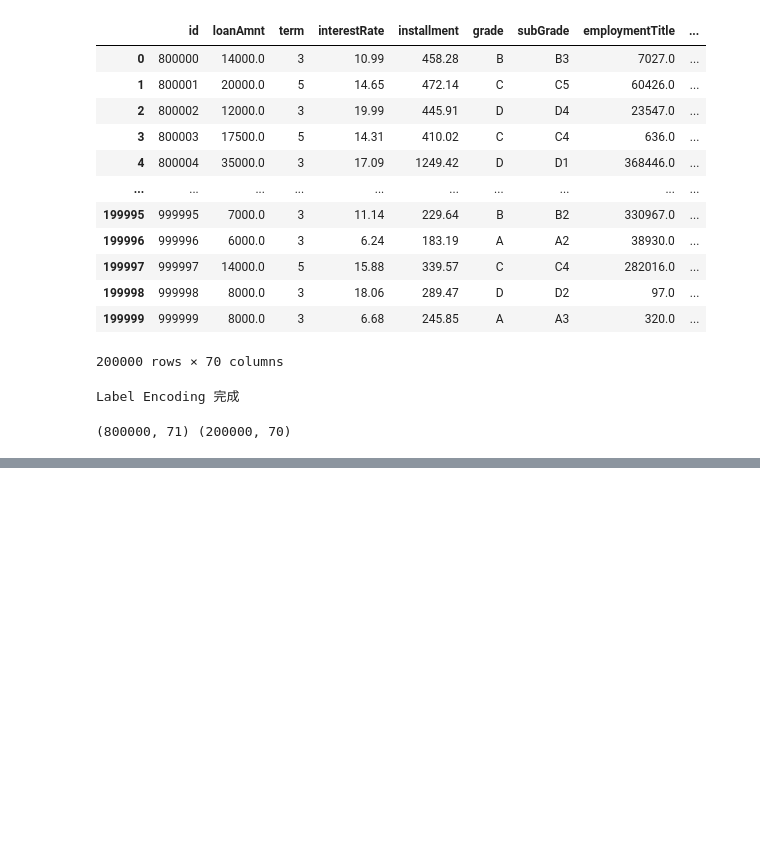
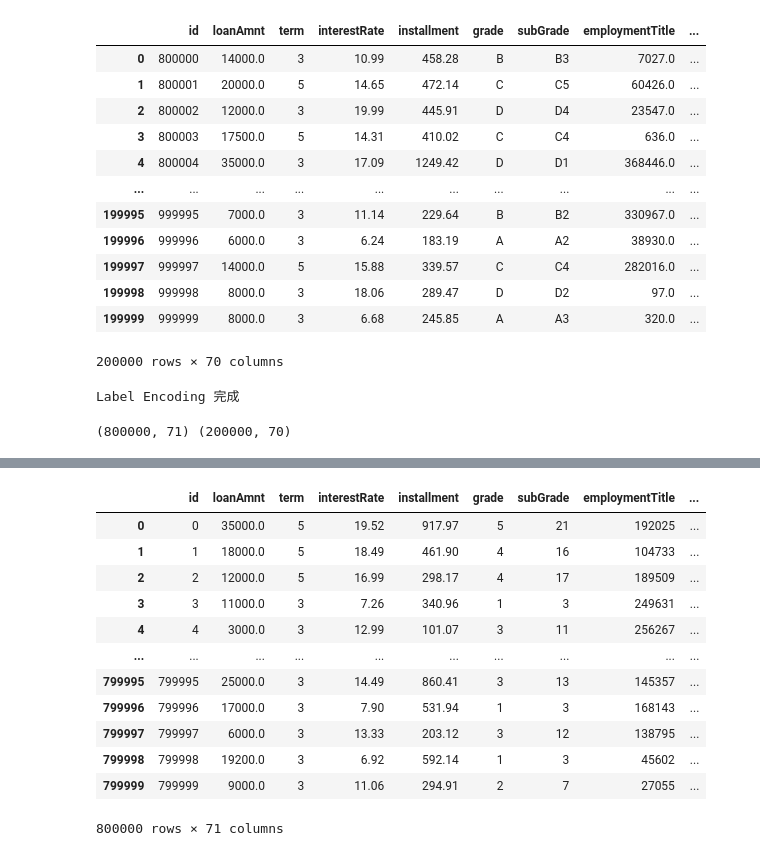
Before and after one commit to ShiChongNo1/ali-load_default, a Jupyter notebook: optimization_final.ipynb, the cells around one changed output, grey strips where cells are left out. Drawn from its saved outputs; the diff is of its cells as text; code cells hidden in the pictures; blank space fills up the shorter version.

```diff
--- a/optimization_final.ipynb
+++ b/optimization_final.ipynb
@@ -244,0 +352,16 @@ print(data_train.shape, data_test_a.shape)
+# %%
+data_train
+# %% [output]
+|  | id | loanAmnt | term | interestRate | installment | grade | subGrade | employmentTitle | ... |
+| 0 | 0 | 35000.0 | 5 | 19.52 | 917.97 | 5 | 21 | 192025 | ... |
+| 1 | 1 | 18000.0 | 5 | 18.49 | 461.90 | 4 | 16 | 104733 | ... |
+| 2 | 2 | 12000.0 | 5 | 16.99 | 298.17 | 4 | 17 | 189509 | ... |
+| 3 | 3 | 11000.0 | 3 | 7.26 | 340.96 | 1 | 3 | 249631 | ... |
+| 4 | 4 | 3000.0 | 3 | 12.99 | 101.07 | 3 | 11 | 256267 | ... |
+| ... | ... | ... | ... | ... | ... | ... | ... | ... | ... |
+| 799995 | 799995 | 25000.0 | 3 | 14.49 | 860.41 | 3 | 13 | 145357 | ... |
+| 799996 | 799996 | 17000.0 | 3 | 7.90 | 531.94 | 1 | 3 | 168143 | ... |
+| 799997 | 799997 | 6000.0 | 3 | 13.33 | 203.12 | 3 | 12 | 138795 | ... |
+| 799998 | 799998 | 19200.0 | 3 | 6.92 | 592.14 | 1 | 3 | 45602 | ... |
+| 799999 | 799999 | 9000.0 | 3 | 11.06 | 294.91 | 2 | 7 | 27055 | ... |
+800000 rows × 71 columns
```
Also changed, not shown: parts of 31 cells of this notebook.
